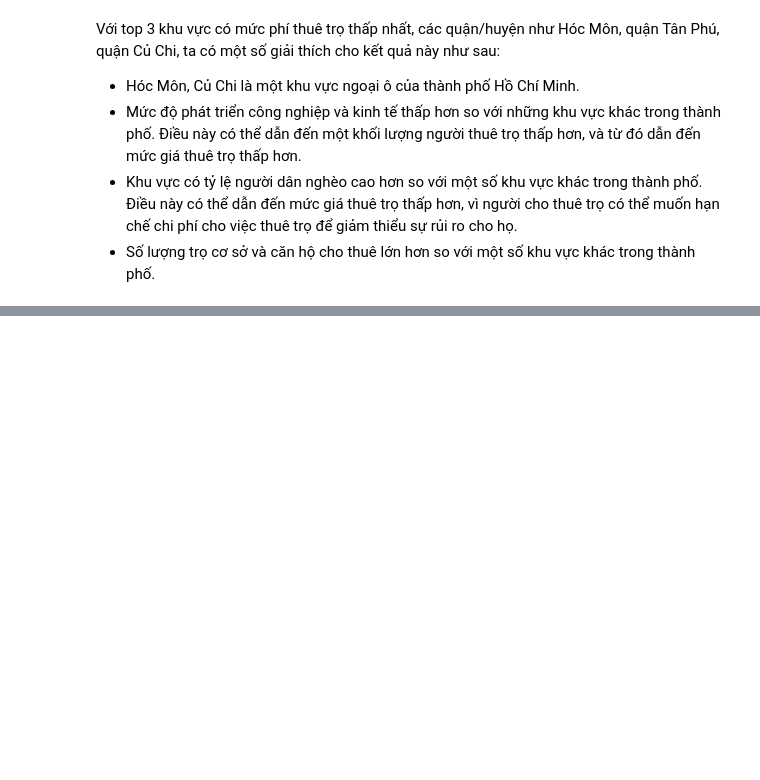
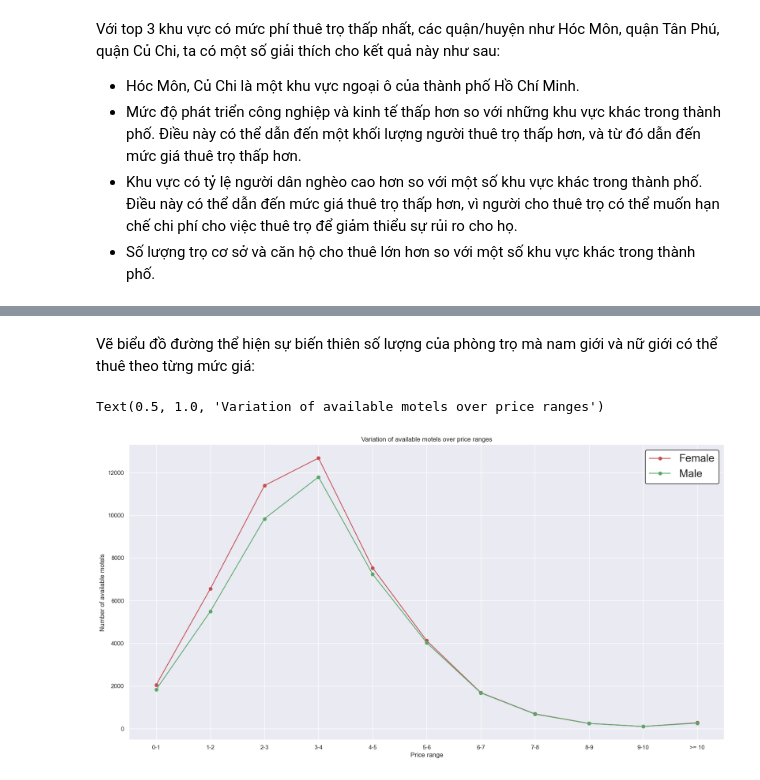
Before and after one commit to tungbtt/LTKHDL_Project_Phongtro, a Jupyter notebook: Project_PhongTro.ipynb, the cells around one changed output, grey strips where cells are left out. Cells and saved outputs as stored; diff of their text form; code cells hidden in the pictures; blank space fills up the shorter version.

```diff
--- a/Project_PhongTro.ipynb
+++ b/Project_PhongTro.ipynb
@@ -483,0 +496,7 @@ Với top 3 khu vực có mức phí thuê trọ thấp nhất, các quận/huy
+# %%
+male_avail_df = room_df.query('Tenant == "Nam" or Tenant == "Tat ca"').reset_index(drop = True)
+male_avail_df['Tenant'] = male_avail_df['Tenant'].replace('Tat ca', 'Nam')
+male_avail_df = male_avail_df[['Price', 'Acreage', 'Tenant']]
+male_avail_df = male_avail_df.sort_values('Price')
+
+male_avail_df
@@ -483,0 +519,7 @@ Với top 3 khu vực có mức phí thuê trọ thấp nhất, các quận/huy
+# %%
+female_avail_df = room_df.query('Tenant == "Nu" or Tenant == "Tat ca"').reset_index(drop = True)
+female_avail_df['Tenant'] = female_avail_df['Tenant'].replace('Tat ca', 'Nu')
+female_avail_df = female_avail_df[['Price', 'Acreage', 'Tenant']]
+female_avail_df = female_avail_df.sort_values('Price')
+
+female_avail_df
@@ -483,0 +548,9 @@ Với top 3 khu vực có mức phí thuê trọ thấp nhất, các quận/huy
+# %%
+def price_range(val):
+    for i in range(1, 11):
+        if val < i:
+            return str(i-1) + '-'+ str(i)
+    return '>= 10'
+
+male_avail_df['Price range'] = male_avail_df['Price'].apply(price_range)
+female_avail_df['Price range'] = female_avail_df['Price'].apply(price_range)
@@ -483,0 +593,15 @@ Với top 3 khu vực có mức phí thuê trọ thấp nhất, các quận/huy
+# %% [markdown]
+Vẽ biểu đồ đường thể hiện sự biến thiên số lượng của phòng trọ mà nam giới và nữ giới có thể thuê theo từng mức giá:
+# %%
+line_female = female_avail_df.groupby('Price range')['Tenant'].value_counts()
+line_male   = male_avail_df.groupby('Price range')['Tenant'].value_counts()
+plt.figure(figsize = (20, 10))
+plt.xlabel('Price range')
+plt.ylabel('Number of available motels')
+plt.plot(line_female[:,'Nu'], color = 'r', label = 'Female', linestyle = '-', marker = 'o')
+plt.plot(line_male[:,'Nam'], color='g', label = 'Male', linestyle = '-', marker = 'o')
+plt.legend(facecolor = 'white', framealpha = 1, edgecolor = 'black', prop={'size': 20})
+plt.title('Variation of available motels over price ranges')
+# %% [output]
+Text(0.5, 1.0, 'Variation of available motels over price ranges')
+[figure, added]
```
Also changed, not shown: parts of 29 cells of this notebook.
